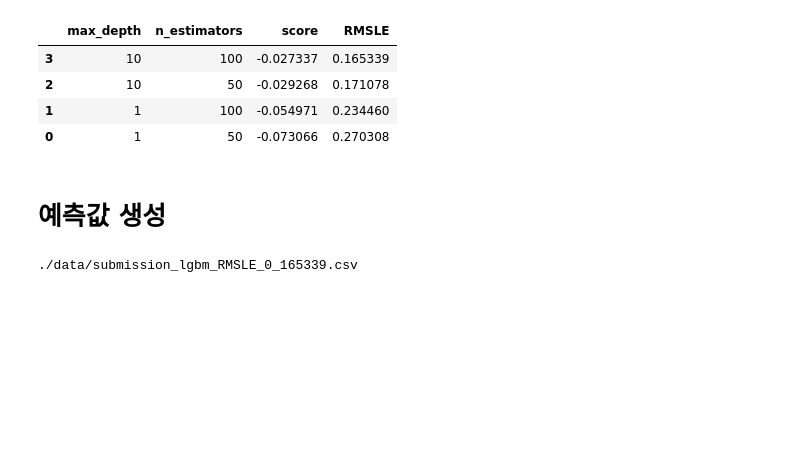
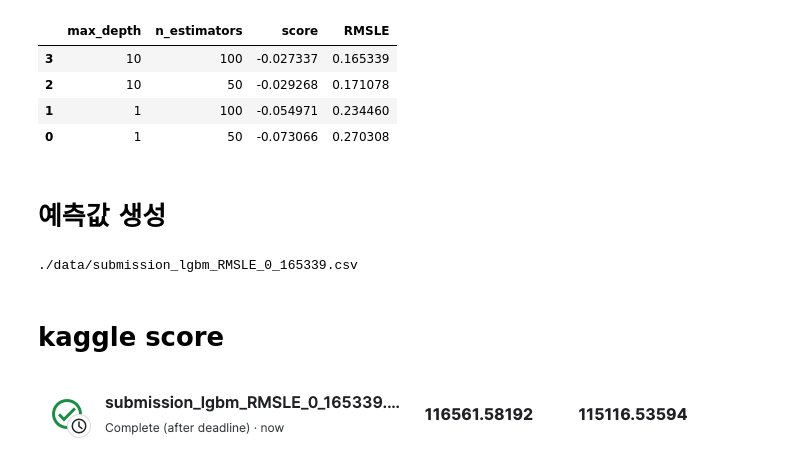
Before and after one commit to knachinen/aiffel_quest, a Jupyter notebook: m3_exploration_04/expl_04_prj_main.ipynb, the cells around one changed output. Cells and saved outputs as stored; diff of their text form; code cells hidden in the pictures; blank space fills up the shorter version.

Commit message:
add: kaggle private score

```diff
--- a/m3_exploration_04/expl_04_prj_main.ipynb
+++ b/m3_exploration_04/expl_04_prj_main.ipynb
@@ -354,3 +354,10 @@ def save_submission(model, train, y, test, model_name, rmsle):
 save_submission(model, X, y, Xt, 'lgbm', rmsle='0_165339')
 # %% [output]
 ./data/submission_lgbm_RMSLE_0_165339.csv
+# %% [markdown]
+# kaggle score
+# %%
+from IPython import display
+display.Image("./kaggle_score.png")
+# %% [output]
+[figure, added]
```
Also changed, not shown: parts of 4 cells of this notebook, 1 other file.
